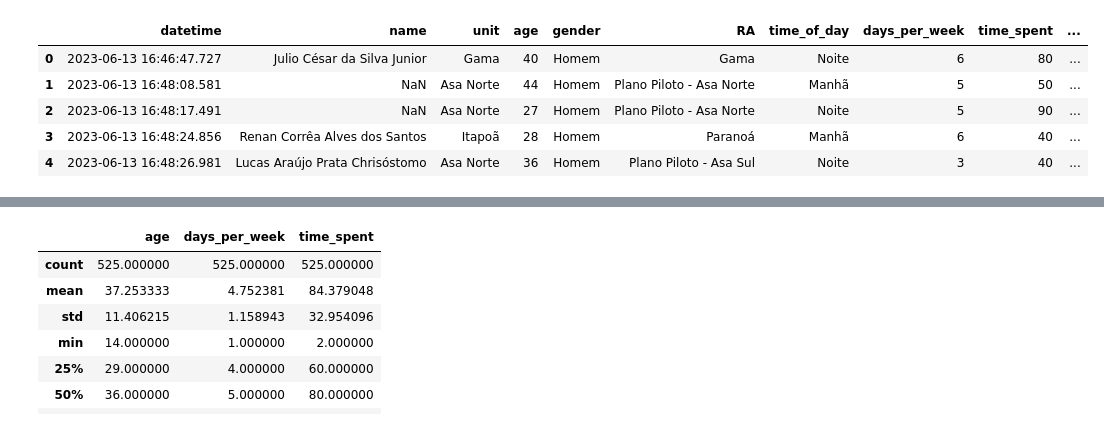
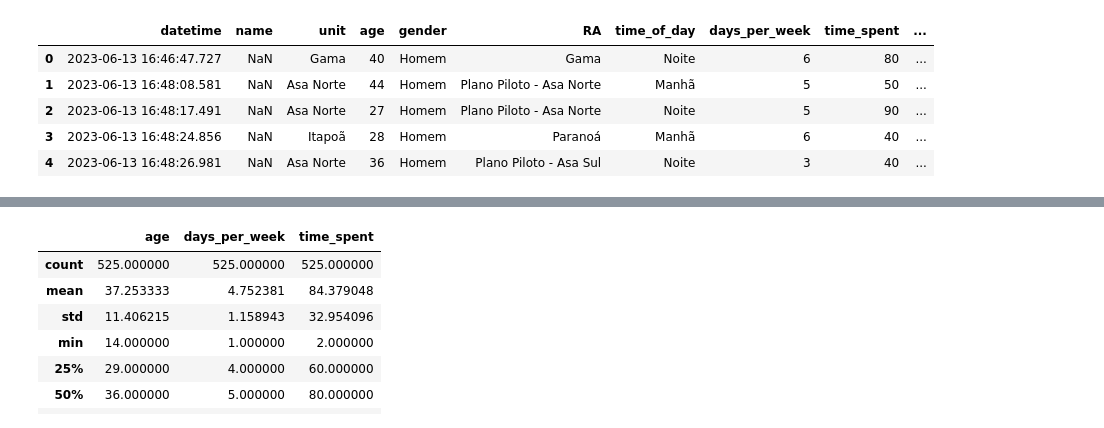
Before and after one commit to n3vrmr/world-gym, a Jupyter notebook: relatório/Análise de dados com técnicas de Machine Learning.ipynb, the cells around one changed output, grey strips where cells are left out. Drawn from its saved outputs; the diff is of its cells as text; code cells hidden in the pictures.

```diff
--- a/relatório/Análise de dados com técnicas de Machine Learning.ipynb
+++ b/relatório/Análise de dados com técnicas de Machine Learning.ipynb
@@ -1,15 +1,15 @@
 # %%
 import pandas as pd
 
-world_gym = pd.read_excel("world_gym_limpo.xlsx")
+world_gym = pd.read_excel("world_gym_sem_nomes.xlsx")
 world_gym.head()
 # %% [output]
 |  | datetime | name | unit | age | gender | RA | time_of_day | days_per_week | time_spent | ... |
-| 0 | 2023-06-13 16:46:47.727 | Julio César da Silva Junior | Gama | 40 | Homem | Gama | Noite | 6 | 80 | ... |
+| 0 | 2023-06-13 16:46:47.727 | NaN | Gama | 40 | Homem | Gama | Noite | 6 | 80 | ... |
 | 1 | 2023-06-13 16:48:08.581 | NaN | Asa Norte | 44 | Homem | Plano Piloto - Asa Norte | Manhã | 5 | 50 | ... |
 | 2 | 2023-06-13 16:48:17.491 | NaN | Asa Norte | 27 | Homem | Plano Piloto - Asa Norte | Noite | 5 | 90 | ... |
-| 3 | 2023-06-13 16:48:24.856 | Renan Corrêa Alves dos Santos | Itapoã | 28 | Homem | Paranoá | Manhã | 6 | 40 | ... |
-| 4 | 2023-06-13 16:48:26.981 | Lucas Araújo Prata Chrisóstomo | Asa Norte | 36 | Homem | Plano Piloto - Asa Sul | Noite | 3 | 40 | ... |
+| 3 | 2023-06-13 16:48:24.856 | NaN | Itapoã | 28 | Homem | Paranoá | Manhã | 6 | 40 | ... |
+| 4 | 2023-06-13 16:48:26.981 | NaN | Asa Norte | 36 | Homem | Plano Piloto - Asa Sul | Noite | 3 | 40 | ... |
 # %%
 world_gym = world_gym.drop(["name","datetime","comment"], axis=1)
 world_gym.head()
```
